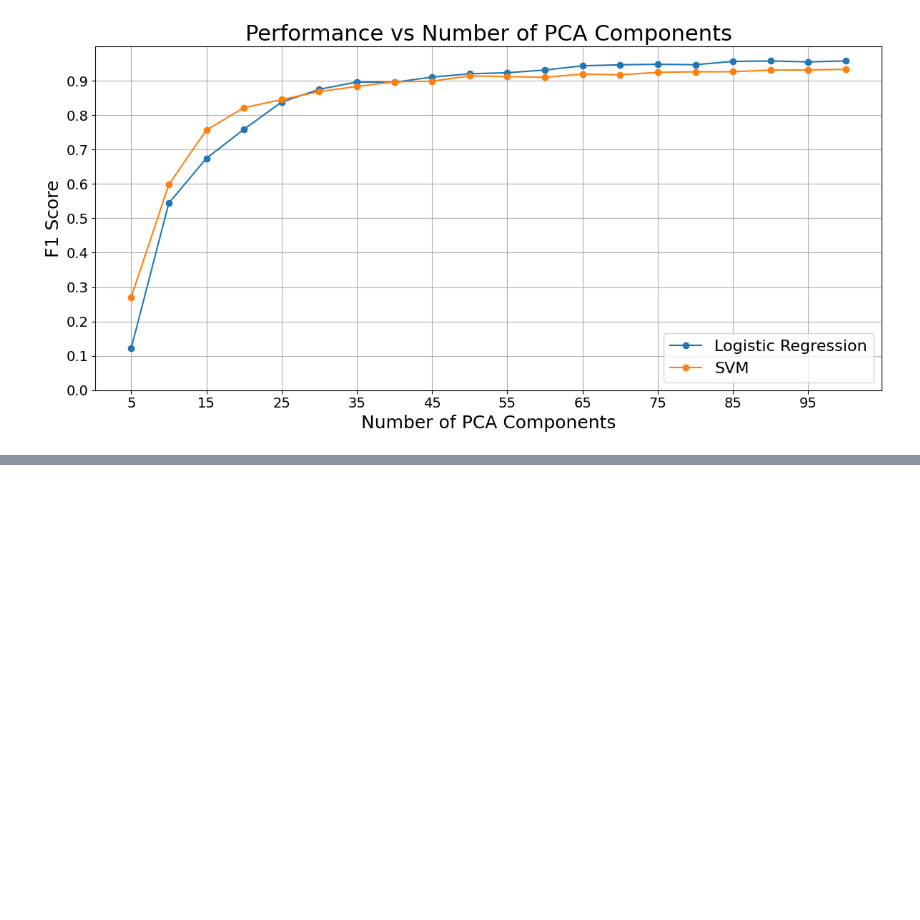
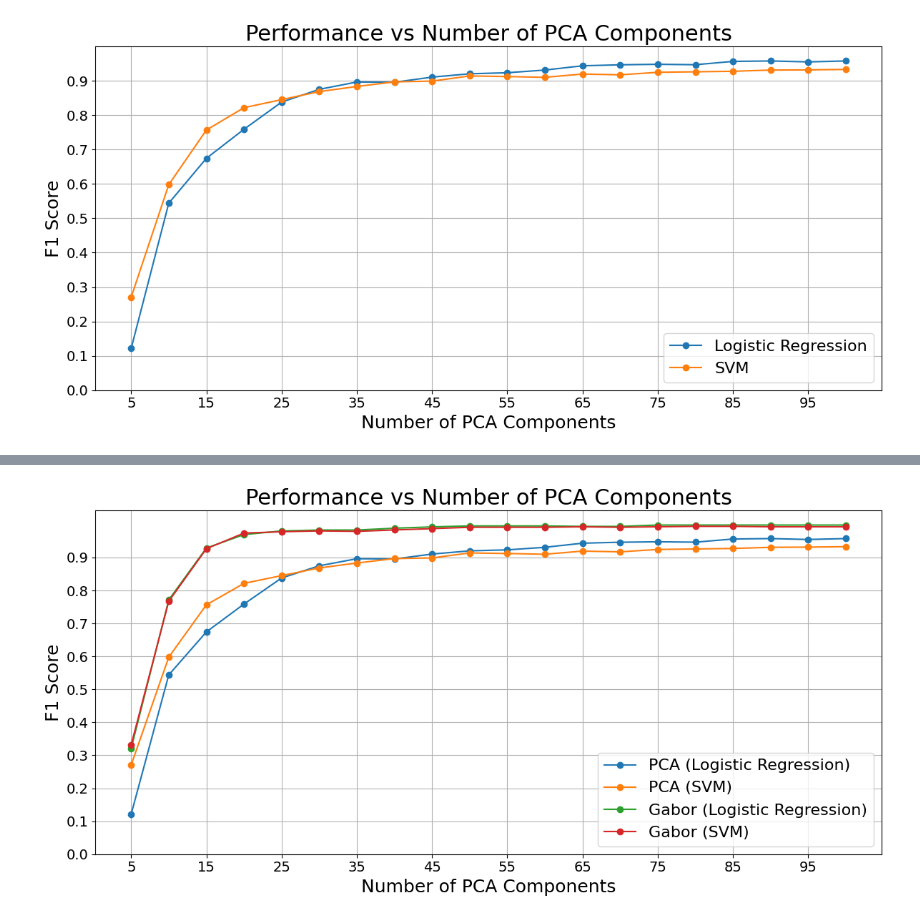
Before and after one commit to Igzi/Eigenfaces, a Jupyter notebook: generate_results.ipynb, the cells around one changed output, grey strips where cells are left out. Saved outputs shown, nothing was run; the diff lists cells and outputs as text; code cells hidden in the pictures; blank space fills up the shorter version.

Commit message:
Generate the images

```diff
--- a/generate_results.ipynb
+++ b/generate_results.ipynb
@@ -189,0 +330,31 @@ weighted avg       0.95      0.95      0.95       725
+# %%
+scaler = StandardScaler()
+X_train_std = scaler.fit_transform(X_train_gabor)
+X_test_std  = scaler.transform(X_test_gabor)
+# %%
+pca.fit(X_train_std)
+X_train_pca = pca.transform(X_train_std)
+X_test_pca = pca.transform(X_test_std)
+# %%
+svm_clf = SVC(kernel='rbf', gamma='scale')
+components_range_svm_gabor, f1_scores_svm_gabor = compute_f1_scores(X_train_pca, X_test_pca, y_train, y_test, svm_clf)
+# %%
+log_reg = LogisticRegression(max_iter=2000, fit_intercept=True)
+components_range_log_reg_gabor, f1_scores_log_reg_gabor = compute_f1_scores(X_train_pca, X_test_pca, y_train, y_test, log_reg)
+# %%
+plt.figure(figsize=(12, 6))
+plt.plot(components_range_log_reg, f1_scores_log_reg, marker='o', linestyle='-')
+plt.plot(components_range_svm, f1_scores_svm, marker='o', linestyle='-')
+plt.plot(components_range_log_reg_gabor, f1_scores_log_reg_gabor, marker='o', linestyle='-')
+plt.plot(components_range_svm_gabor, f1_scores_svm_gabor, marker='o', linestyle='-')
+plt.title("Performance vs Number of PCA Components", fontsize=22)
+plt.xlabel("Number of PCA Components", fontsize=18)
+plt.ylabel("F1 Score", fontsize=18)
+plt.legend(['PCA (Logistic Regression)', 'PCA (SVM)', 'Gabor (Logistic Regression)', 'Gabor (SVM)'], fontsize=16)
+plt.grid(True)
+plt.xticks(np.arange(5, 101, 10), fontsize=14)
+plt.yticks(np.arange(0, 1, 0.1), fontsize=14)
+plt.tight_layout()
+plt.show()
+# %% [output]
+[figure, added]
```
Also changed, not shown: parts of 6 cells of this notebook, 4 other files.
